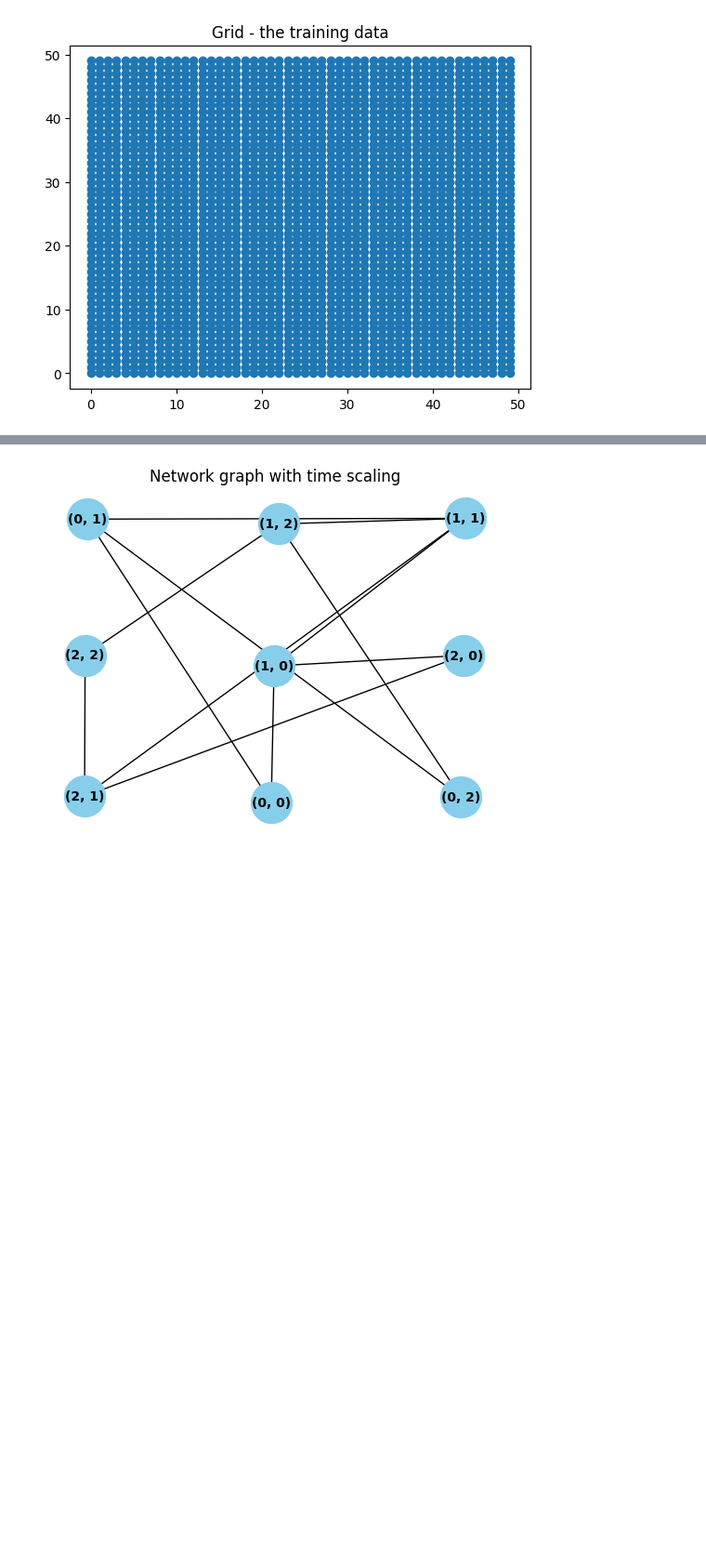
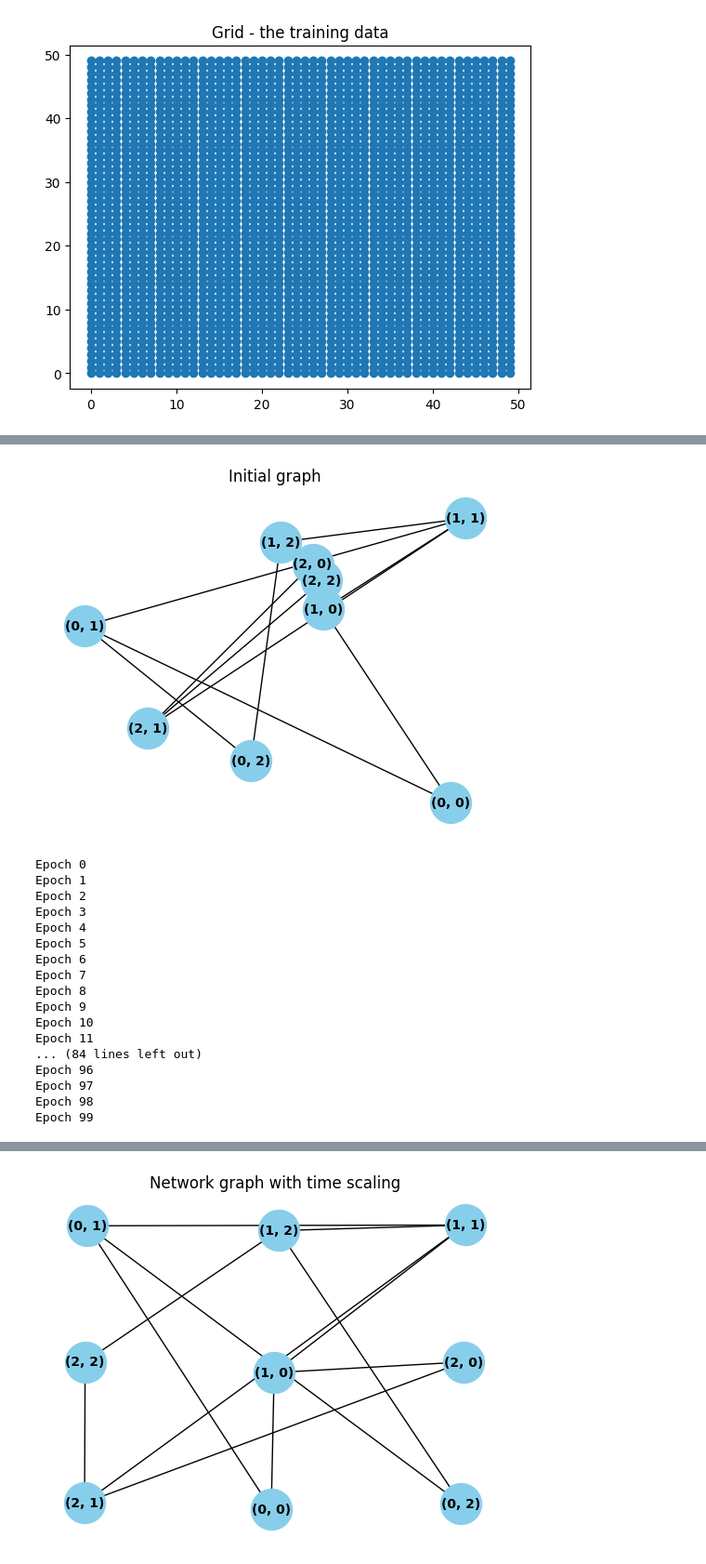
Before and after one commit to Fersoil/miowad, a Jupyter notebook: KOH/test.ipynb, the cells around one changed output, grey strips where cells are left out. Shown at 93% size. Saved outputs shown, nothing was run; the diff lists cells and outputs as text; code cells hidden in the pictures; blank space fills up the shorter version.

```diff
--- a/KOH/test.ipynb
+++ b/KOH/test.ipynb
@@ -628,0 +629,25 @@ tuple(koh._initial_graph.nodes[(1,0)]["pos"])
+# %%
+from som import GaussianNeighboringFunc
+koh = KohonenNetwork(3, 3, vec_dim=2, neighboring_func=GaussianNeighboringFunc(initial_neighbouring_radius = 0.5))
+plt.title("Initial graph")
+koh.plot_graph()
+koh.fit(grid, 100, verbose = True, history=False)
+# %% [output]
+[figure, added]
+Epoch 0
+Epoch 1
+Epoch 2
+Epoch 3
+Epoch 4
+Epoch 5
+Epoch 6
+Epoch 7
+Epoch 8
+Epoch 9
+Epoch 10
+Epoch 11
+... (84 lines left out)
+Epoch 96
+Epoch 97
+Epoch 98
+Epoch 99
```
Also changed, not shown: parts of 6 cells of this notebook, 9 other files.
